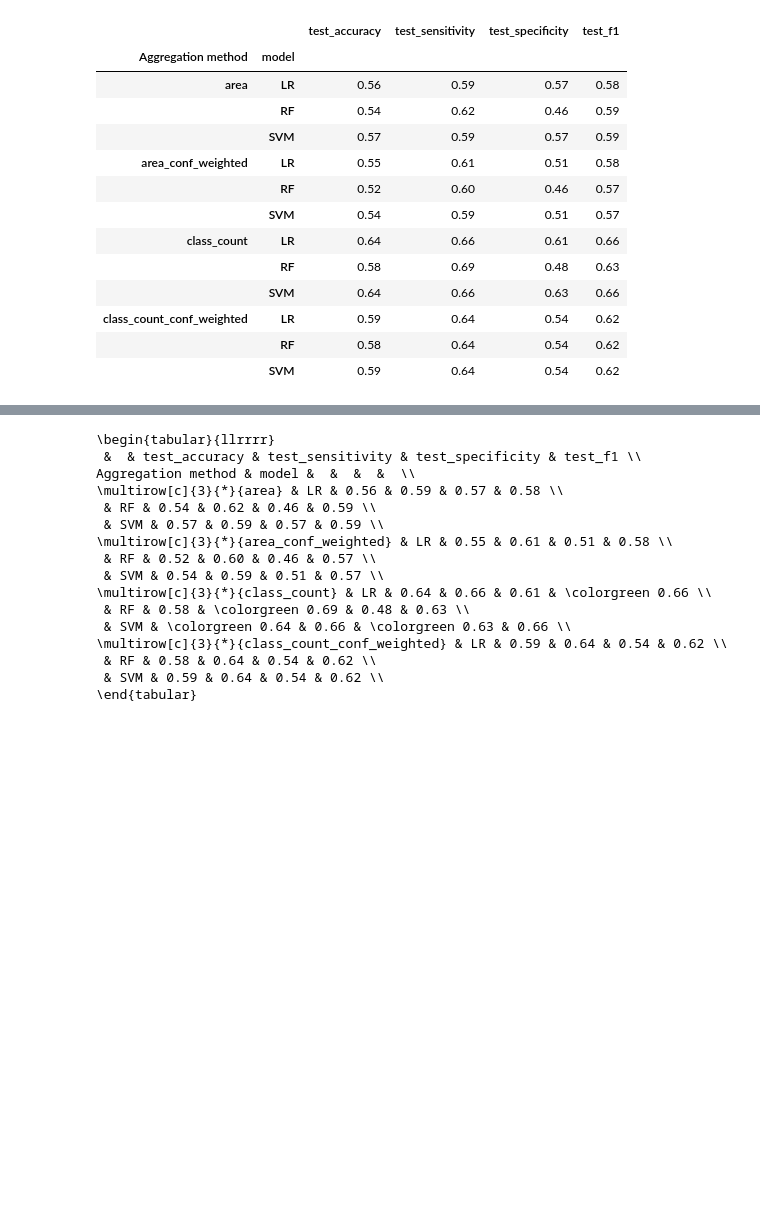
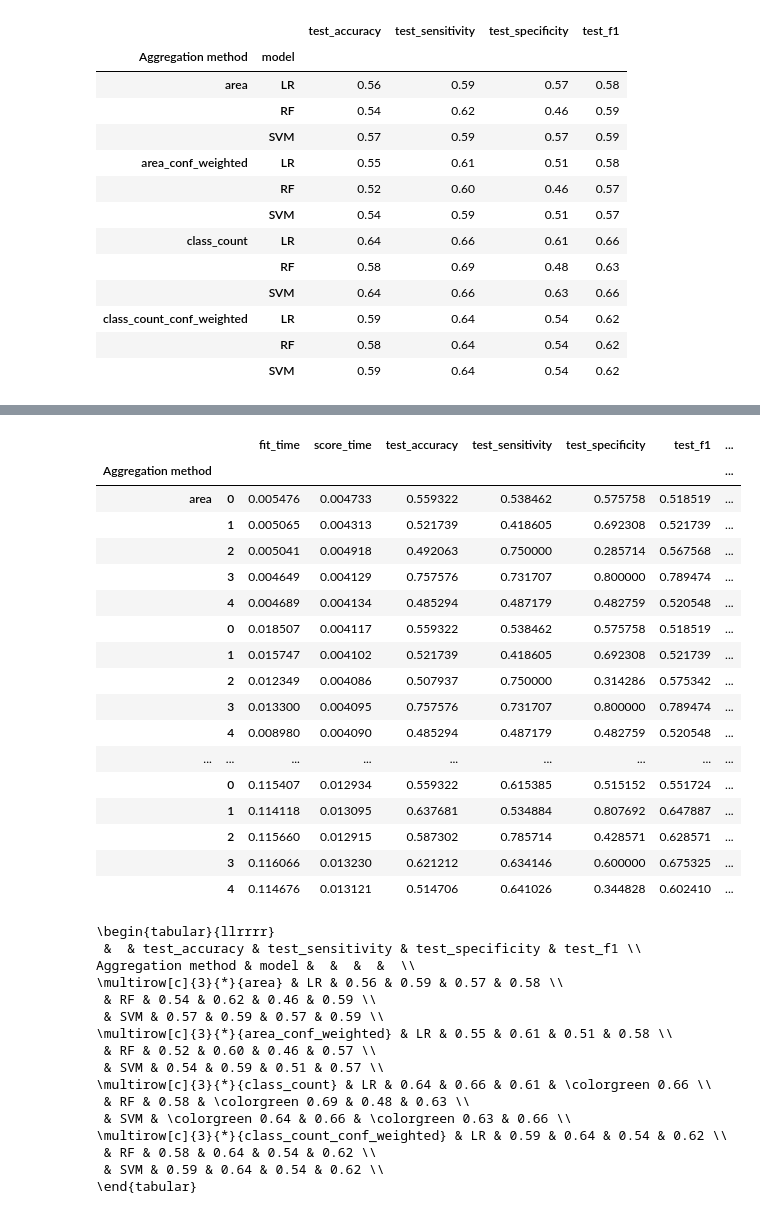
Before and after one commit to Matthlas/DL4LUS_Masterthesis, a Jupyter notebook: 02_covEcho/yolo_output_analysis_maastricht.ipynb, the cells around one changed output, grey strips where cells are left out. Cells and saved outputs as stored; diff of their text form; code cells hidden in the pictures; blank space fills up the shorter version.

```diff
--- a/02_covEcho/yolo_output_analysis_maastricht.ipynb
+++ b/02_covEcho/yolo_output_analysis_maastricht.ipynb
@@ -1336,3 +1416,24 @@ agg_eval.style.apply(highlight_max).format("{:.2f}")
+# %%
+agg_scores
+# %% [output]
+|  |  | fit_time | score_time | test_accuracy | test_sensitivity | test_specificity | test_f1 | ... |
+| Aggregation method |  |  |  |  |  |  |  | ... |
+| area | 0 | 0.005476 | 0.004733 | 0.559322 | 0.538462 | 0.575758 | 0.518519 | ... |
+|  | 1 | 0.005065 | 0.004313 | 0.521739 | 0.418605 | 0.692308 | 0.521739 | ... |
+|  | 2 | 0.005041 | 0.004918 | 0.492063 | 0.750000 | 0.285714 | 0.567568 | ... |
+|  | 3 | 0.004649 | 0.004129 | 0.757576 | 0.731707 | 0.800000 | 0.789474 | ... |
+|  | 4 | 0.004689 | 0.004134 | 0.485294 | 0.487179 | 0.482759 | 0.520548 | ... |
+|  | 0 | 0.018507 | 0.004117 | 0.559322 | 0.538462 | 0.575758 | 0.518519 | ... |
+|  | 1 | 0.015747 | 0.004102 | 0.521739 | 0.418605 | 0.692308 | 0.521739 | ... |
+|  | 2 | 0.012349 | 0.004086 | 0.507937 | 0.750000 | 0.314286 | 0.575342 | ... |
+|  | 3 | 0.013300 | 0.004095 | 0.757576 | 0.731707 | 0.800000 | 0.789474 | ... |
+|  | 4 | 0.008980 | 0.004090 | 0.485294 | 0.487179 | 0.482759 | 0.520548 | ... |
+| ... | ... | ... | ... | ... | ... | ... | ... | ... |
+|  | 0 | 0.115407 | 0.012934 | 0.559322 | 0.615385 | 0.515152 | 0.551724 | ... |
+|  | 1 | 0.114118 | 0.013095 | 0.637681 | 0.534884 | 0.807692 | 0.647887 | ... |
+|  | 2 | 0.115660 | 0.012915 | 0.587302 | 0.785714 | 0.428571 | 0.628571 | ... |
+|  | 3 | 0.116066 | 0.013230 | 0.621212 | 0.634146 | 0.600000 | 0.675325 | ... |
+|  | 4 | 0.114676 | 0.013121 | 0.514706 | 0.641026 | 0.344828 | 0.602410 | ... |
 # %%
 # To latex formatig .format("{:.2f}")
 print(agg_eval.style.apply(highlight_max).format("{:.2f}").to_latex())
```
Also changed, not shown: parts of 13 cells of this notebook, 1 other file.
